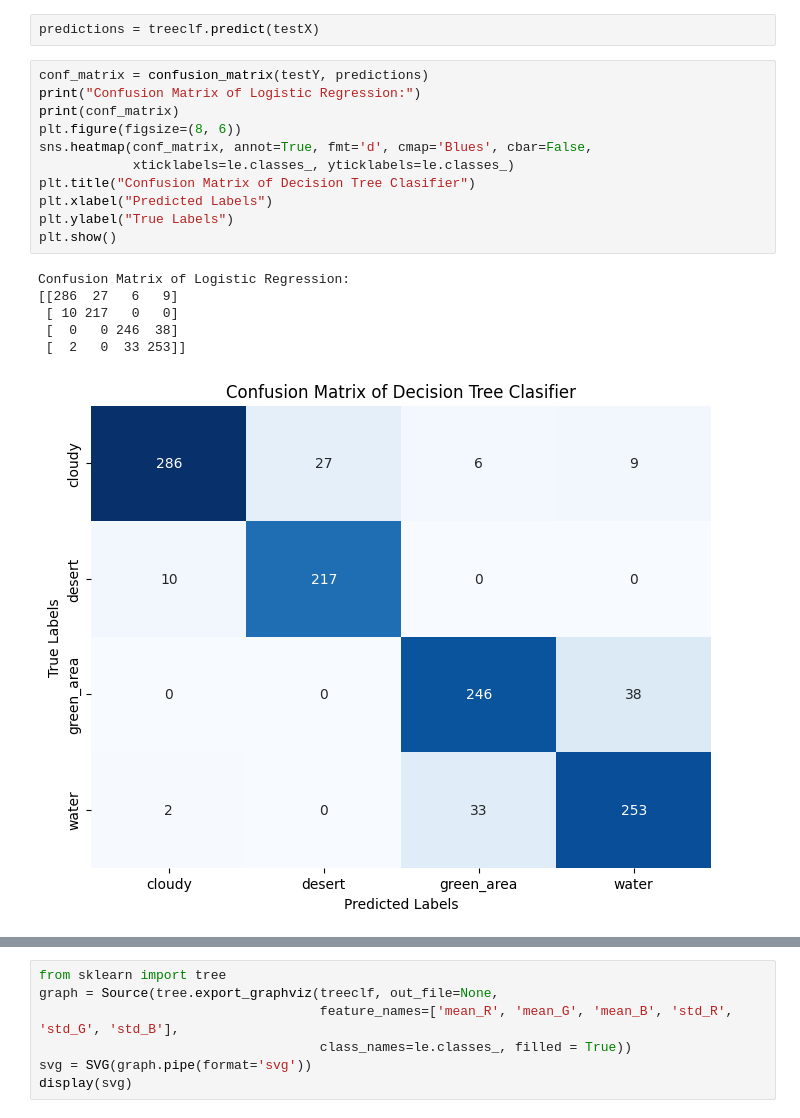
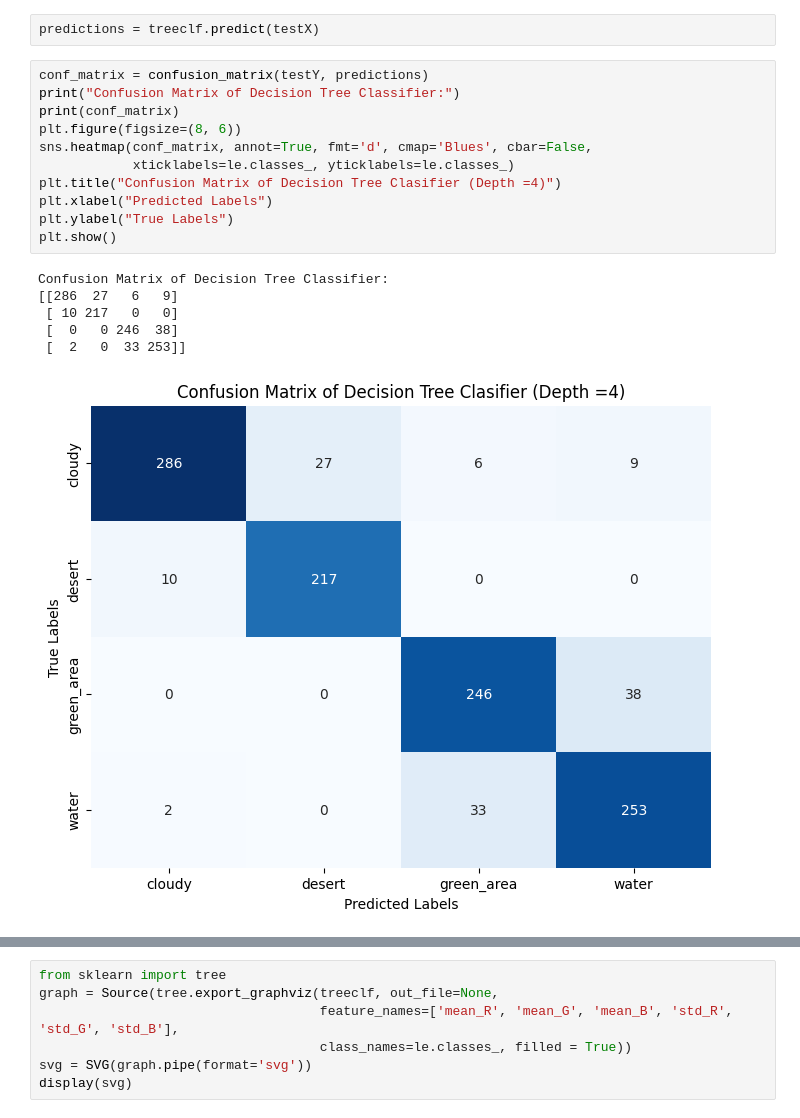
Before and after one commit to A02276327/CS5830_project8, a Jupyter notebook: Project8.ipynb, the cells around one changed output, grey strips where cells are left out. Drawn from its saved outputs; the diff is of its cells as text.

```diff
--- a/Project8.ipynb
+++ b/Project8.ipynb
@@ -167,19 +168,19 @@ DecisionTreeClassifier(max_depth=4)
 predictions = treeclf.predict(testX)
 # %%
 conf_matrix = confusion_matrix(testY, predictions)
-print("Confusion Matrix of Logistic Regression:")
+print("Confusion Matrix of Decision Tree Classifier:")
 print(conf_matrix)
 plt.figure(figsize=(8, 6))
 sns.heatmap(conf_matrix, annot=True, fmt='d', cmap='Blues', cbar=False,
             xticklabels=le.classes_, yticklabels=le.classes_)
-plt.title("Confusion Matrix of Decision Tree Clasifier")
+plt.title("Confusion Matrix of Decision Tree Clasifier (Depth =4)")
 plt.xlabel("Predicted Labels")
 plt.ylabel("True Labels")
 plt.show()
 # %% [output]
-Confusion Matrix of Logistic Regression:
+Confusion Matrix of Decision Tree Classifier:
 [[286  27   6   9]
  [ 10 217   0   0]
  [  0   0 246  38]
  [  2   0  33 253]]
-[figure, old version]
+[figure, new version]
```
Also changed, not shown: parts of 40 cells of this notebook, 6 other files.
